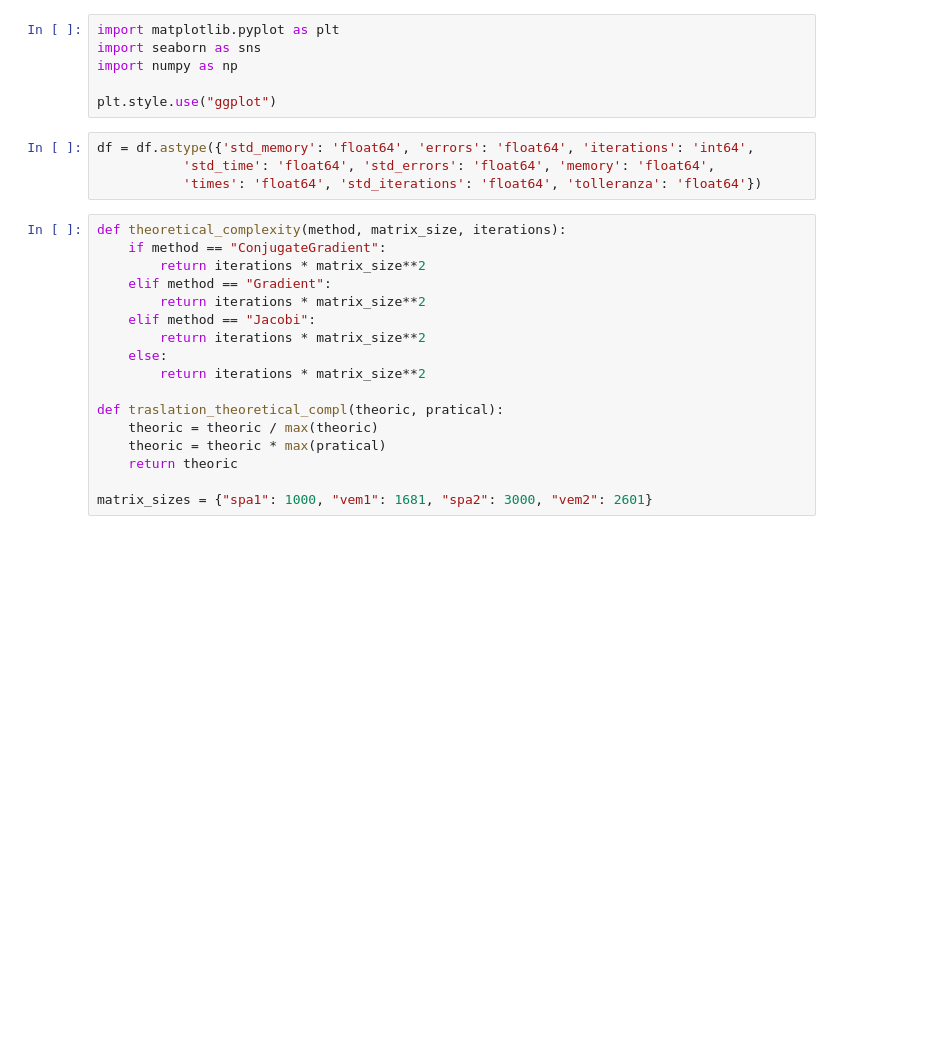
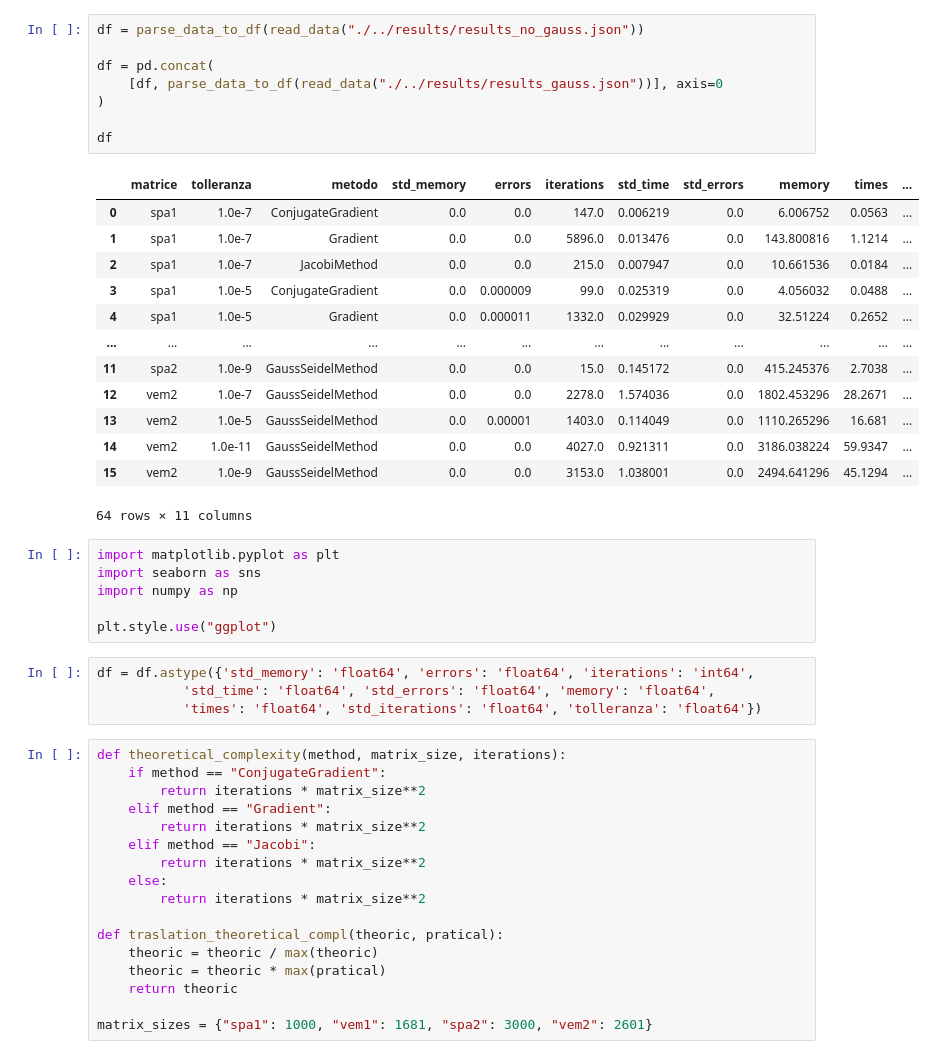
Before and after one commit to TommasoFerrario18/Methods-of-Scientific-Computing, a Jupyter notebook: src/tmp.ipynb, the cells around one changed output. Cells and saved outputs as stored; diff of their text form; blank space fills up the shorter version.

```diff
--- a/src/tmp.ipynb
+++ b/src/tmp.ipynb
@@ -50,3 +54,25 @@ df.head()
+# %%
+df = parse_data_to_df(read_data("./../results/results_no_gauss.json"))
+
+df = pd.concat(
+    [df, parse_data_to_df(read_data("./../results/results_gauss.json"))], axis=0
+)
+
+df
+# %% [output]
+|  | matrice | tolleranza | metodo | std_memory | errors | iterations | std_time | std_errors | memory | times | ... |
+| 0 | spa1 | 1.0e-7 | ConjugateGradient | 0.0 | 0.0 | 147.0 | 0.006219 | 0.0 | 6.006752 | 0.0563 | ... |
+| 1 | spa1 | 1.0e-7 | Gradient | 0.0 | 0.0 | 5896.0 | 0.013476 | 0.0 | 143.800816 | 1.1214 | ... |
+| 2 | spa1 | 1.0e-7 | JacobiMethod | 0.0 | 0.0 | 215.0 | 0.007947 | 0.0 | 10.661536 | 0.0184 | ... |
+| 3 | spa1 | 1.0e-5 | ConjugateGradient | 0.0 | 0.000009 | 99.0 | 0.025319 | 0.0 | 4.056032 | 0.0488 | ... |
+| 4 | spa1 | 1.0e-5 | Gradient | 0.0 | 0.000011 | 1332.0 | 0.029929 | 0.0 | 32.51224 | 0.2652 | ... |
+| ... | ... | ... | ... | ... | ... | ... | ... | ... | ... | ... | ... |
+| 11 | spa2 | 1.0e-9 | GaussSeidelMethod | 0.0 | 0.0 | 15.0 | 0.145172 | 0.0 | 415.245376 | 2.7038 | ... |
+| 12 | vem2 | 1.0e-7 | GaussSeidelMethod | 0.0 | 0.0 | 2278.0 | 1.574036 | 0.0 | 1802.453296 | 28.2671 | ... |
+| 13 | vem2 | 1.0e-5 | GaussSeidelMethod | 0.0 | 0.00001 | 1403.0 | 0.114049 | 0.0 | 1110.265296 | 16.681 | ... |
+| 14 | vem2 | 1.0e-11 | GaussSeidelMethod | 0.0 | 0.0 | 4027.0 | 0.921311 | 0.0 | 3186.038224 | 59.9347 | ... |
+| 15 | vem2 | 1.0e-9 | GaussSeidelMethod | 0.0 | 0.0 | 3153.0 | 1.038001 | 0.0 | 2494.641296 | 45.1294 | ... |
+64 rows × 11 columns
 # %%
 import matplotlib.pyplot as plt
 import seaborn as sns
```
Also changed, not shown: parts of 7 cells of this notebook, 18 other files.
